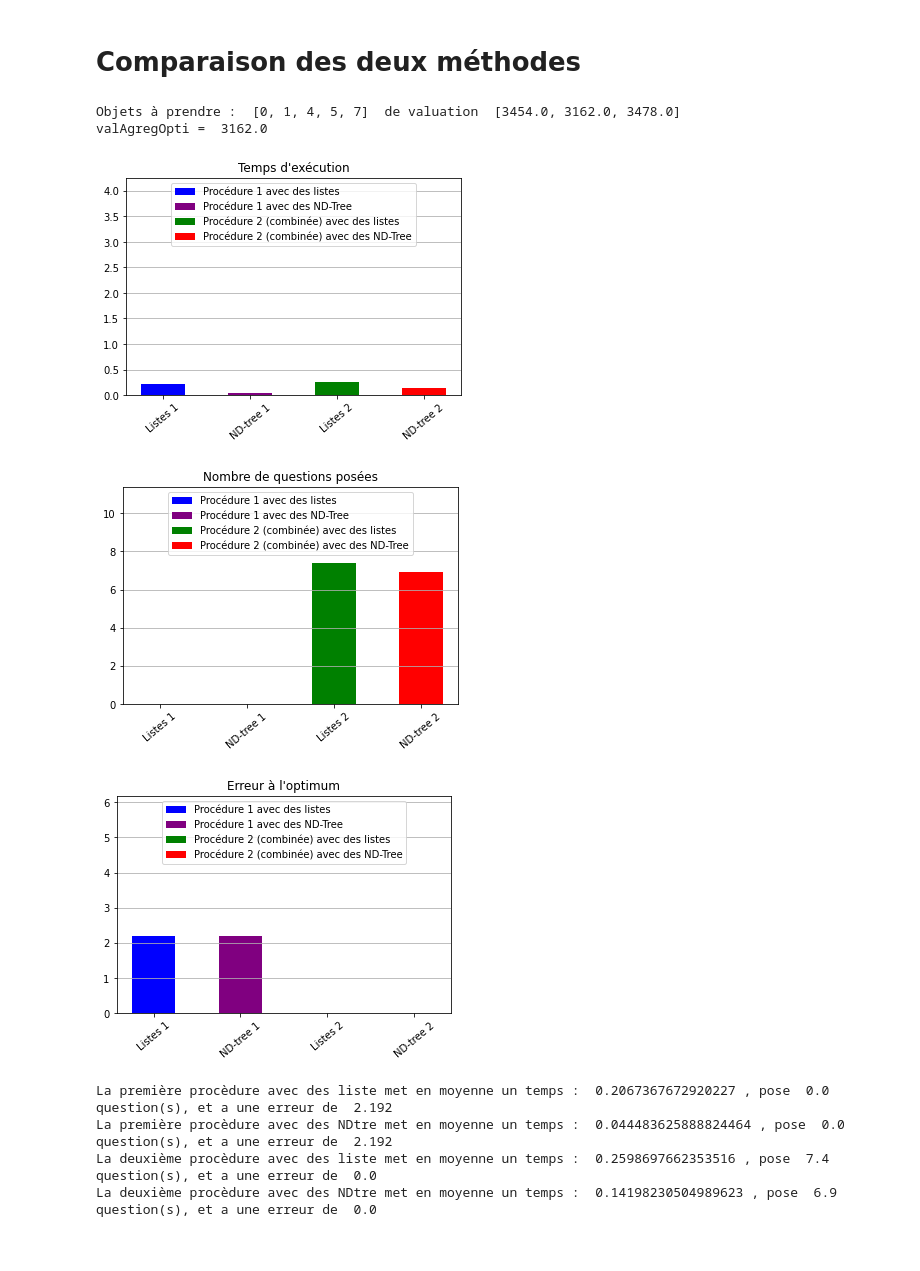
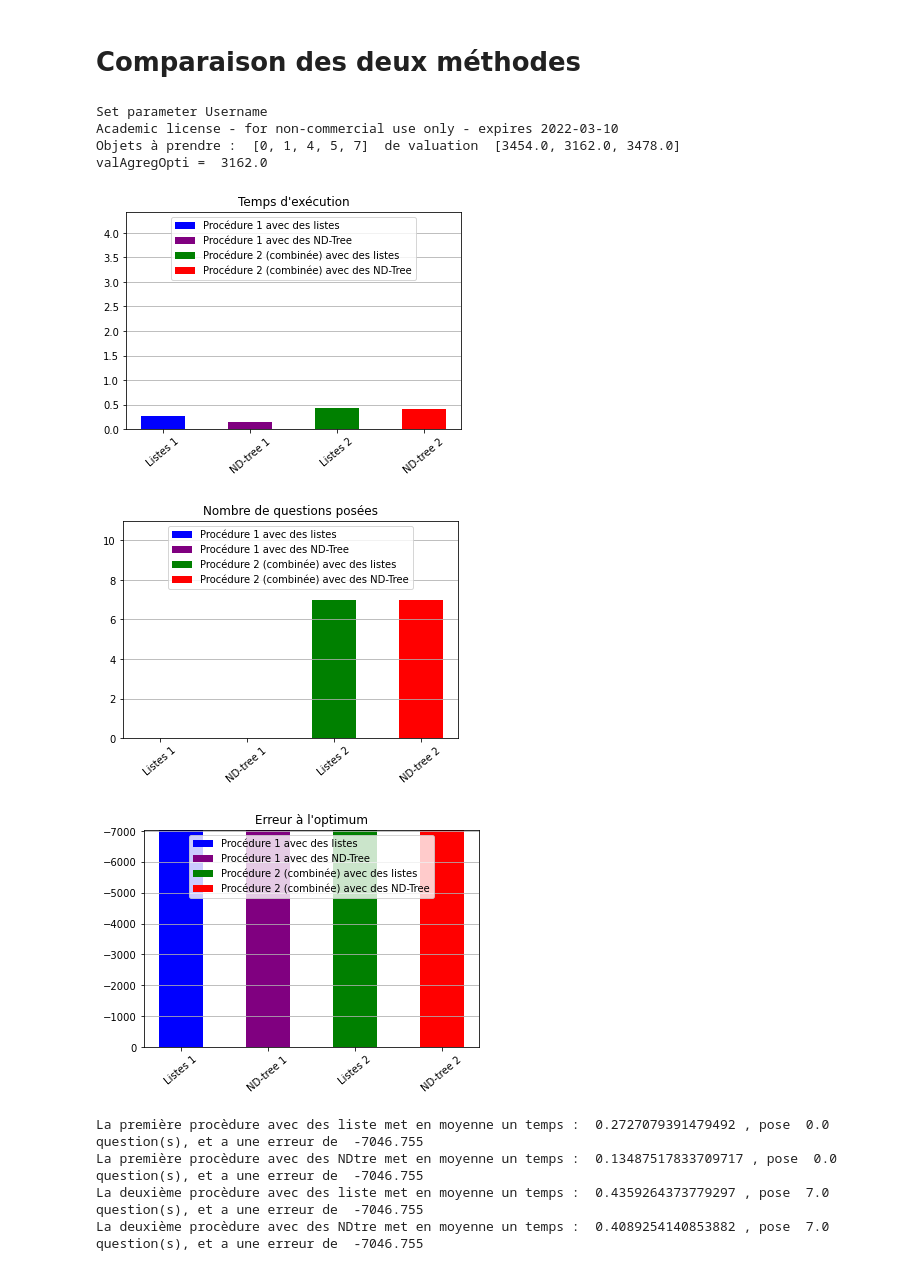
Before and after one commit to EmilieBiegas/Projet-MADMC, a Jupyter notebook: MADMC_Projet.ipynb, the cells around one changed output. Cells and saved outputs as stored; diff of their text form; code cells hidden in the pictures.

Commit message:
Choquet débuggé

```diff
--- a/MADMC_Projet.ipynb
+++ b/MADMC_Projet.ipynb
@@ -761,17 +762,5 @@ def PMR(x, y, v, preferences, fctAgregation):
     if fctAgregation == "SP":
         return PMR_SommePonderee(xVal, yVal, preferencesVal)
 
-    # PB Choquet
+    if fctAgregation == "Ch":
+        return PMR_Choquet(xVal, yVal, preferencesVal)
-# %%
-n=3 # PB test
-indicesCrit = [i for i in range(n)] # Indice des critères
-ensemblesCap = []
-for i in range(len(x)+1):
-    for comb in combinations(indicesCrit, i):
-        ensemblesCap.append(set(comb))
-print("PB Ensemble des capacités : ", ensemblesCap)
-indicesEnsCap = [i for i in range(len(ensemblesCap))] # Chaque indice correspond à un ensemble
-print(ensemblesCap.index(set([2,1])))
-
-v = [1,2,3,4,5]
-print(v[-1])
@@ -1090,7 +1077,12 @@ def ElicitationIncrementale(X, v, fctAgregation, poids=[], preferences = [], ver
 				else:
 					selectionUtilisateur = 1
 
-			# PB Choquet
+			# PB Choquet poids c'est un dico
+			if fctAgregation == "Ch":
+				if Choquet(solutions_A_Comparer[0], poids) > Choquet(solutions_A_Comparer[1], poids):
+					selectionUtilisateur = 0
+				else:
+					selectionUtilisateur = 1
 
 			if verbose: # On affiche les solutions à comparer et le choix du décideur
 				("Le décideur compare les deux solutions suivantes : ")
@@ -1497,8 +1489,6 @@ Objets à prendre :  [0, 1, 3, 5, 7, 8, 10, 13, 14, 17, 18, 19]  de valuation  [
 # %% [markdown]
 # Comparaison des deux méthodes
 # %%
-from itertools import permutations
-
 def distanceOptimale(valAgregOpti, solConseillee, v, poids, fctAgregation):
     """Fonction déterminant l'erreur par rapport à la solution optimale du décideur
     (obtenue en optimisant un programme linéaire ayant pour fonction objectif la fonction d’agrégation)
@@ -1516,11 +1506,21 @@ def distanceOptimale(valAgregOpti, solConseillee, v, poids, fctAgregation):
     if fctAgregation == "SP":
         valAgregConseillee = SommePonderee(f(solConseillee, v), poids)
 
-    # PB Choquet
+    # PB Choquet poids est un dictionnaire
+    if fctAgregation == "Ch":
+        valAgregConseillee = Choquet(f(solConseillee, v), poids)
 
     return round(valAgregOpti - valAgregConseillee,2)
 
-# PB def solutionOptimaleChoquet
+# PB def solutionOptimaleChoquet HERE
+def solutionOptimaleChoquet(W, w, v, poids):
+    """Fonction permettant de déterminer la solution optimale selon la fonction d'agrégation intégrale de Choquet et les poids (capacité) en entrée
+    Paramètres : W est la capacité du sac
+                 w est la liste de poids des objets
+                 v est la matrice de valuation des objets sur les différents critères
+                 poids le vecteur de poids (capacité) du décideur
+    Retourne la solution optimale parmi toutes les solutions possibles de l'instance"""
+    return 0,0
 
 def solutionOptimaleOWA_expo(W, w, v, poids):
     """Fonction permettant de déterminer la solution optimale selon la fonction d'agrégation OWA et les poids en entrée (à nombre exponentiel de contraintes)
@@ -1663,6 +1663,8 @@ def solutionOptimale(W, w, v, poids, fctAgregation):
         return solutionOptimaleSommePonderee(W, w, v, poids)
 
     # PB Choquet
+    if fctAgregation == "Ch":
+        return solutionOptimaleChoquet(W, w, v, poids)
 # %%
 # Tests PB
 # Instance partielle (10 objets, 3 critères) :
@@ -1676,6 +1678,8 @@ solOpti, valAgregOpti = solutionOptimale(W, w, v, poids, fctAgregation)
 AfficheSolution(solOpti, v)
 print("valAgregOpti = ", valAgregOpti)
 # %% [output]
+Set parameter Username
+Academic license - for non-commercial use only - expires 2022-03-10
 Objets à prendre :  [0, 1, 4, 5, 7]  de valuation  [3454.0, 3162.0, 3478.0]
 valAgregOpti =  3162.0
 # %%
@@ -1803,22 +1807,22 @@ def ComparaisonsMéthodes(W, w, v, fctAgregation, nbRep=20, verbose=False): # PB
 # %%
 # Tests
 # Instance partielle (20 objets, 3 critères) :
 nbObjets = 20
 nbCriteres = 3
 n, W, w, v = LectureInstanceParticuliere("2KP200-TA-0.dat", nbObjets, nbCriteres)
-fctAgregation = "SP" #"OWA"
+fctAgregation = "Ch" #"SP" #"OWA"
 tmpsProc1List, tmpsProc1ND, tmpsProc2List, tmpsProc2ND, nbQuestProc1List, nbQuestProc1ND, nbQuestProc2List, nbQuestProc2ND, errOptiProc1List, errOptiProc1ND, errOptiProc2List, errOptiProc2ND = ComparaisonsMéthodes(W, w, v, fctAgregation, nbRep=20, verbose=False)
 print("La première procèdure avec des liste met en moyenne un temps : ", tmpsProc1List, ", pose ", nbQuestProc1List, " question(s), et a une erreur de ", errOptiProc1List)
 print("La première procèdure avec des NDtre met en moyenne un temps : ", tmpsProc1ND, ", pose ", nbQuestProc1ND, " question(s), et a une erreur de ", errOptiProc1ND)
 print("La deuxième procèdure avec des liste met en moyenne un temps : ", tmpsProc2List, ", pose ", nbQuestProc2List, " question(s), et a une erreur de ", errOptiProc2List)
 print("La deuxième procèdure avec des NDtre met en moyenne un temps : ", tmpsProc2ND, ", pose ", nbQuestProc2ND, " question(s), et a une erreur de ", errOptiProc2ND)
 # %% [output]
-[figure, old version]
+[figure, new version]
-[figure, old version]
+[figure, new version]
-[figure, old version]
+[figure, new version]
-La première procèdure avec des liste met en moyenne un temps :  0.2067367672920227 , pose  0.0  question(s), et a une erreur de  2.192
-La première procèdure avec des NDtre met en moyenne un temps :  0.044483625888824464 , pose  0.0  question(s), et a une erreur de  2.192
-La deuxième procèdure avec des liste met en moyenne un temps :  0.2598697662353516 , pose  7.4  question(s), et a une erreur de  0.0
-La deuxième procèdure avec des NDtre met en moyenne un temps :  0.14198230504989623 , pose  6.9  question(s), et a une erreur de  0.0
+La première procèdure avec des liste met en moyenne un temps :  0.2727079391479492 , pose  0.0  question(s), et a une erreur de  -7046.755
+La première procèdure avec des NDtre met en moyenne un temps :  0.13487517833709717 , pose  0.0  question(s), et a une erreur de  -7046.755
+La deuxième procèdure avec des liste met en moyenne un temps :  0.4359264373779297 , pose  7.0  question(s), et a une erreur de  -7046.755
+La deuxième procèdure avec des NDtre met en moyenne un temps :  0.4089254140853882 , pose  7.0  question(s), et a une erreur de  -7046.755
 # %%
 # PB enlever les TME et les print
```
Also changed, not shown: parts of 4 cells of this notebook.
